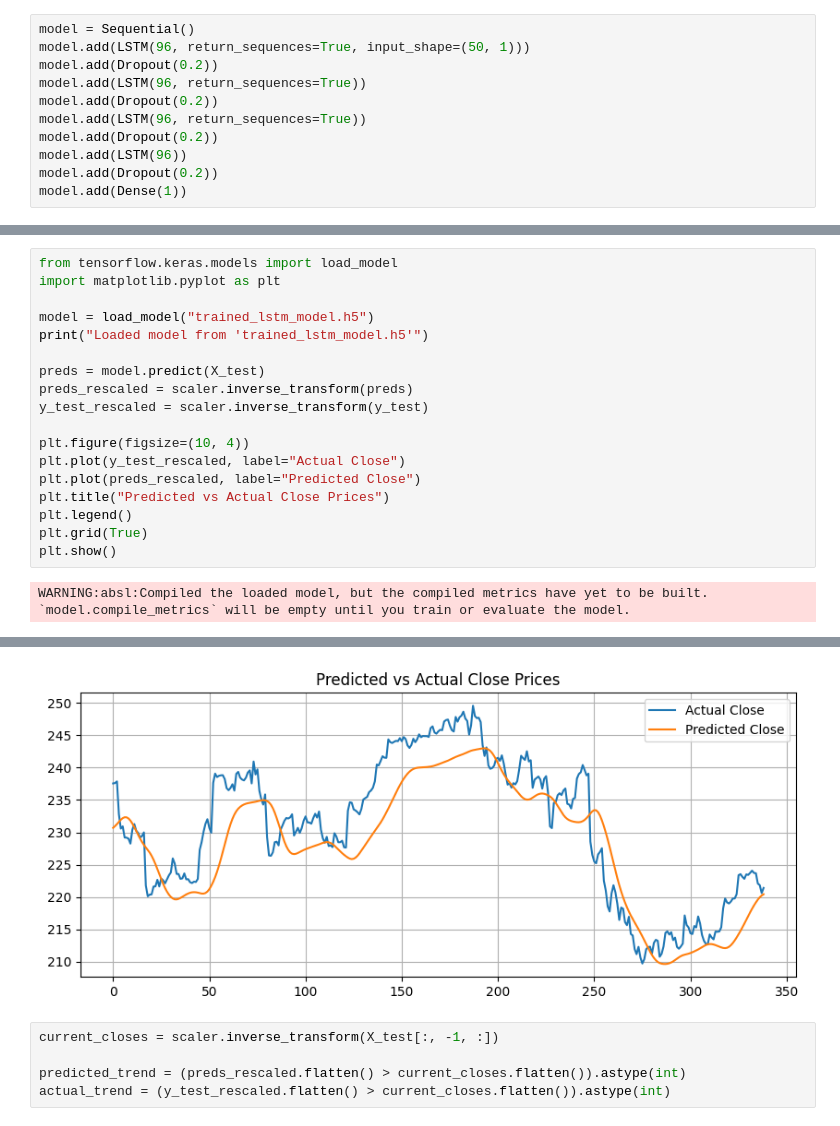
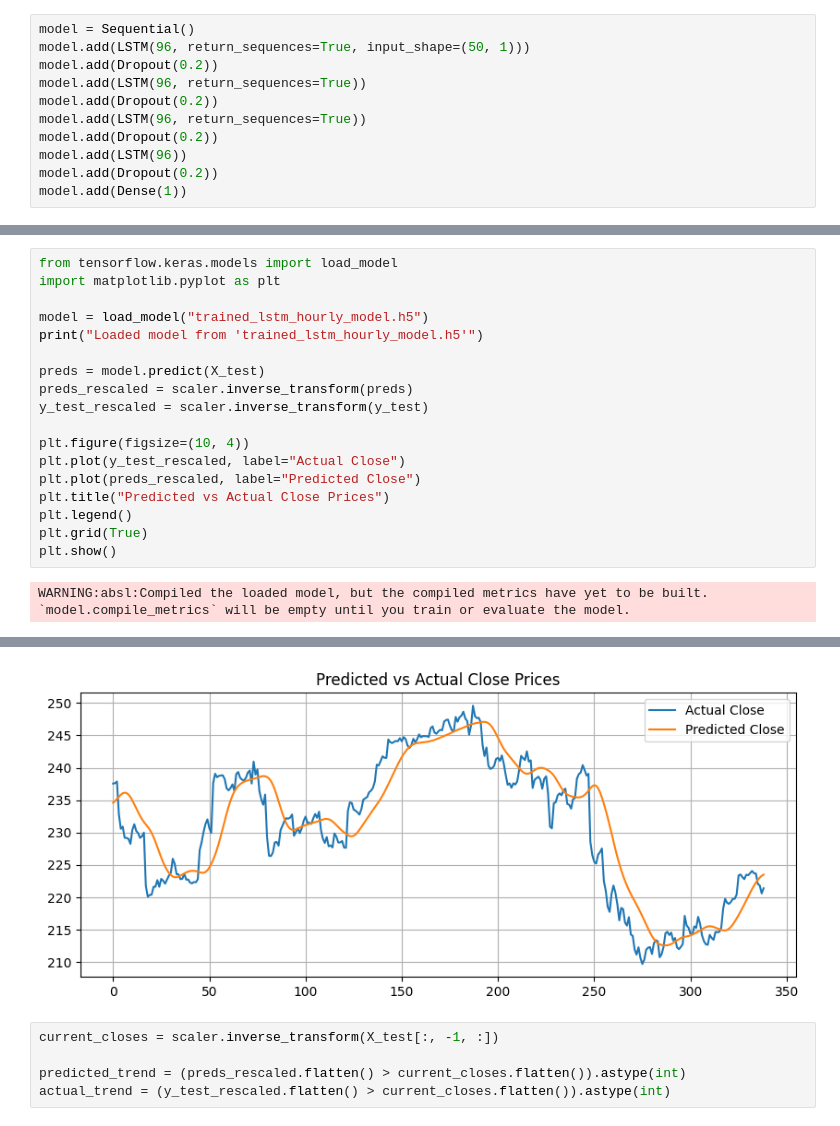
Before and after one commit to Ashish-3001/News-Sentiment-and-Stock-Price-Trend-Classification-using-Deep-Learning, a Jupyter notebook: Stock-Price-Trend-Classification/Stock_price_trend_hourly_classification.ipynb, the cells around one changed output, grey strips where cells are left out. Drawn from its saved outputs; the diff is of its cells as text.

```diff
--- a/Stock-Price-Trend-Classification/Stock_price_trend_hourly_classification.ipynb
+++ b/Stock-Price-Trend-Classification/Stock_price_trend_hourly_classification.ipynb
@@ -166,8 +166,8 @@ Model saved as 'trained_lstm_model.h5'
 from tensorflow.keras.models import load_model
 import matplotlib.pyplot as plt
 
-model = load_model("trained_lstm_model.h5")
-print("Loaded model from 'trained_lstm_model.h5'")
+model = load_model("trained_lstm_hourly_model.h5")
+print("Loaded model from 'trained_lstm_hourly_model.h5'")
 
 preds = model.predict(X_test)
 preds_rescaled = scaler.inverse_transform(preds)
@@ -187,4 +187,4 @@ Loaded model from 'trained_lstm_model.h5'
-[figure, old version]
+[figure, new version]
 # %%
 current_closes = scaler.inverse_transform(X_test[:, -1, :])
 
```
Also changed, not shown: parts of 4 cells of this notebook, 2 other files.
